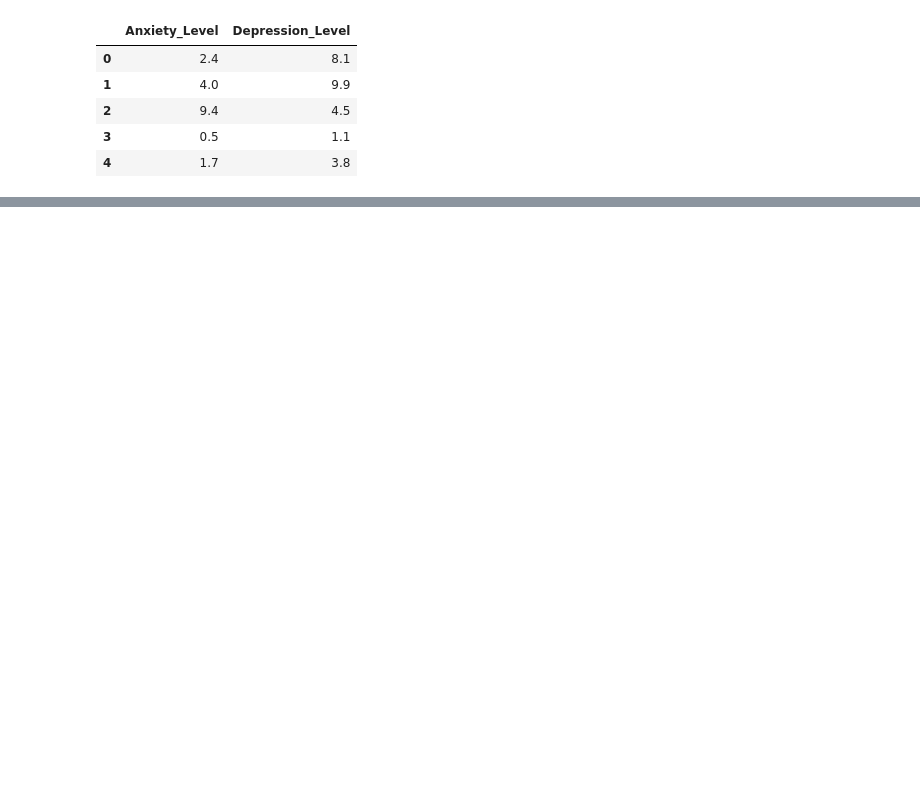
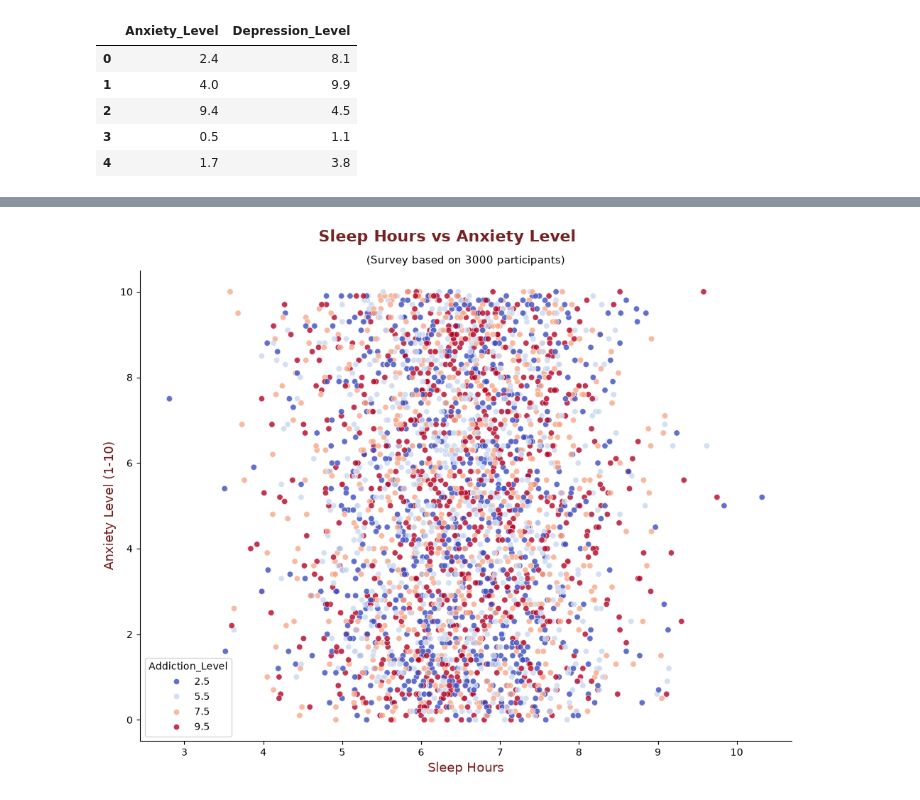
Before and after one commit to shivahari04/smartphone_addiction_analysis, a Jupyter notebook: Notebook/global_smartphone_addiction.ipynb, the cells around one changed output, grey strips where cells are left out. Saved outputs shown, nothing was run; the diff lists cells and outputs as text; code cells hidden in the pictures; blank space fills up the shorter version.

Commit message:
Adding Visualizations to Dataset 2

```diff
--- a/Notebook/global_smartphone_addiction.ipynb
+++ b/Notebook/global_smartphone_addiction.ipynb
@@ -339,0 +327,8 @@ df[['Anxiety_Level', 'Depression_Level']].head()
+# %%
+# Using an if statement to check whether User_ID values don't keep increasing every time "Run All" is used.
+# Offset Dataset 2's User_IDs to avoid duplicates with Dataset 1 during the merge
+
+if df['User_ID'].max() < 10000:
+    df['User_ID'] = df['User_ID'] + 10000
+
+df['User_ID'].head()
@@ -339,0 +369,20 @@ df[['Anxiety_Level', 'Depression_Level']].head()
+# %%
+# Scatter plot
+
+fig, ax = plt.subplots(figsize=(10, 8))
+
+sns.scatterplot(data=df, x='Sleep_Hours', y='Anxiety_Level', hue='Addiction_Level',
+                 palette='coolwarm', alpha=0.8, ax=ax)
+
+fig.suptitle('Sleep Hours vs Anxiety Level', fontweight='bold', color="#772222", fontsize=16)
+plt.title('(Survey based on 3000 participants)', fontsize=11, color='black', pad=7)
+ax.set_xlabel('Sleep Hours', fontsize=13, color="#772222")
+ax.set_ylabel('Anxiety Level (1-10)', fontsize=13, color="#772222")
+
+ax.spines['top'].set_visible(False)
+ax.spines['right'].set_visible(False)
+
+plt.tight_layout()
+plt.show()
+# %% [output]
+[figure, added]
```
Also changed, not shown: parts of 14 cells of this notebook, 1 other file.
